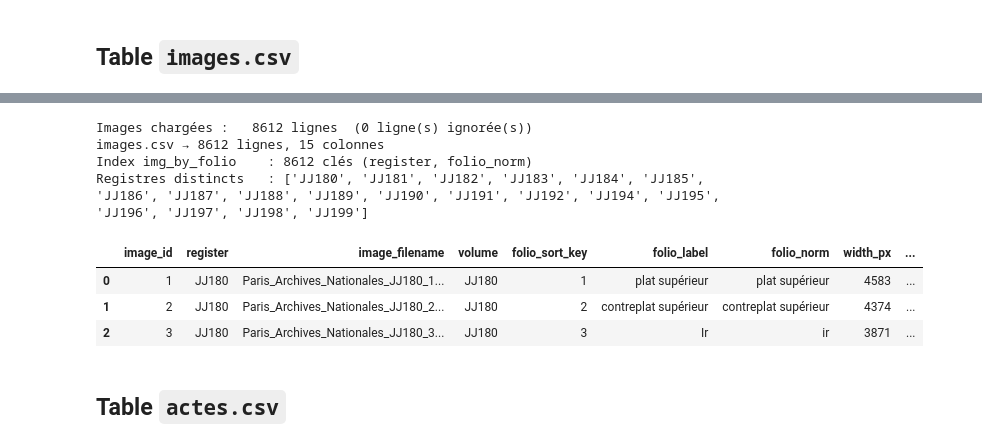
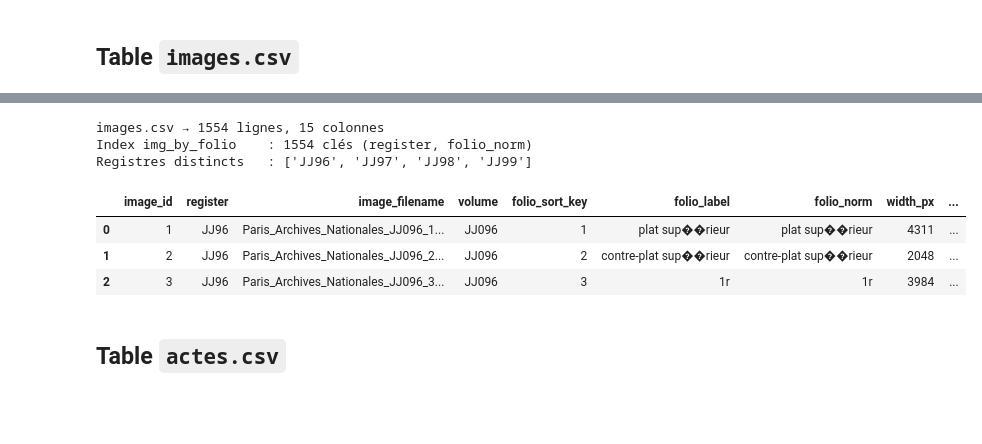
Before and after one commit to oriflamms/himanis, a Jupyter notebook: Acts/src_ipynb/JJ100-139-versImportLabelStudio2.ipynb, the cells around one changed output, grey strips where cells are left out. Cells and saved outputs as stored; diff of their text form; code cells hidden in the pictures; blank space fills up the shorter version.

Commit message:
encoding JJ96-99 image zones

```diff
--- a/Acts/src_ipynb/JJ100-139-versImportLabelStudio2.ipynb
+++ b/Acts/src_ipynb/JJ100-139-versImportLabelStudio2.ipynb
@@ -20,7 +20,7 @@
 import os
 import re
 
-corpus = 'JJ180-JJ199'
+corpus = 'JJ096-JJ099'
 
 
 
@@ -178,3 +178,27 @@ def safe_to_int(series):
 # Chargement des fichiers CSV sources
 # %% [markdown]
 ## Table `images.csv`
+# %%
+skipped = {}
+
+with warnings.catch_warnings(record=True) as w_images:
+    warnings.simplefilter("always")
+    if corpus == 'JJ096-JJ099':
+        encoding = 'utf-7'
+    else:
+        encoding = 'utf-8'
+    df_images_raw = pd.read_csv(INPUT_IMAGES, sep=',', dtype=str,
+                             low_memory=False, on_bad_lines='warn', encoding=encoding)
+    skipped['images'] = len(w_images)
+
+print(f"Images chargées : {len(df_images_raw):>6} lignes  ({skipped['images']} ligne(s) ignorée(s))")
+
+df_images = df_images_raw[[
+    'manifestURL', 'canvasId', 'urlImage', 'imageLabel',
+    'imageFileName', 'imageWidthAsDownloaded', 'imageHeightAsDownloaded',
+    'urlResizedImage', 'ResizedImageWidthAsDownloaded',
+    'ResizedImageHeightAsDownloaded', 'folderPath'
+]].copy()
+
+
+df_images.head(5)
@@ -181,20 +213,4 @@ def safe_to_int(series):
 # %%
-skipped = {}
-
-with warnings.catch_warnings(record=True) as w_images:
-    warnings.simplefilter("always")
-    df_images_raw = pd.read_csv(INPUT_IMAGES, sep=',', dtype=str,
-                             low_memory=False, on_bad_lines='warn', encoding='utf-8')
-    skipped['images'] = len(w_images)
-
-print(f"Images chargées : {len(df_images_raw):>6} lignes  ({skipped['images']} ligne(s) ignorée(s))")
-
-df_images = df_images_raw[[
-    'manifestURL', 'canvasId', 'urlImage', 'imageLabel',
-    'imageFileName', 'imageWidthAsDownloaded', 'imageHeightAsDownloaded',
-    'urlResizedImage', 'ResizedImageWidthAsDownloaded',
-    'ResizedImageHeightAsDownloaded', 'folderPath'
-]].copy()
 
 
 df_images[['volume', 'folio_sort_key']] = df_images['imageFileName'].apply(
@@ -230,40 +246,39 @@ IMAGES_COLS = [
     'resized_width_px', 'resized_height_px', 'manifest_url', 'canvas_id',
 ]
 df_images = df_images[IMAGES_COLS]
 
 df_images.to_csv(os.path.join(OUT_DIR, "images.csv"), index=False, sep=SEP)
 print(f"images.csv → {len(df_images)} lignes, {len(df_images.columns)} colonnes")
 df_images.head(3)
 
 # %%
 # Index (register, folio_norm) → [image_id, ...]  (ordre séquentiel préservé)
 img_by_folio = defaultdict(list)
 for _, row in df_images.iterrows():
     if pd.notna(row['volume']) and pd.notna(row['folio_sort_key']):
         img_by_folio[(row['volume'], int(row['folio_sort_key']))].append(row['image_id'])
 
 
 # image_id → rang dans le registre (pour navigation séquentielle vers images suivantes)
 # On construit un index par registre : register → [image_id ordonné]
 images_by_register = defaultdict(list)
 for _, row in df_images.iterrows():
     if row['register']:
         images_by_register[row['register']].append(row['image_id'])
 
 print(f"Index img_by_folio    : {len(img_by_folio)} clés (register, folio_norm)")
 print(f"Registres distincts   : {list(images_by_register.keys())}")
 
 
 df_images.head(3)
 # %% [output]
-Images chargées :   8612 lignes  (0 ligne(s) ignorée(s))
-images.csv → 8612 lignes, 15 colonnes
-Index img_by_folio    : 8612 clés (register, folio_norm)
-Registres distincts   : ['JJ180', 'JJ181', 'JJ182', 'JJ183', 'JJ184', 'JJ185', 'JJ186', 'JJ187', 'JJ188', 'JJ189', 'JJ190', 'JJ191', 'JJ192', 'JJ194', 'JJ195', 'JJ196', 'JJ197', 'JJ198', 'JJ199']
+images.csv → 1554 lignes, 15 colonnes
+Index img_by_folio    : 1554 clés (register, folio_norm)
+Registres distincts   : ['JJ96', 'JJ97', 'JJ98', 'JJ99']
 |  | image_id | register | image_filename | volume | folio_sort_key | folio_label | folio_norm | width_px | ... |
-| 0 | 1 | JJ180 | Paris_Archives_Nationales_JJ180_1... | JJ180 | 1 | plat supérieur | plat supérieur | 4583 | ... |
-| 1 | 2 | JJ180 | Paris_Archives_Nationales_JJ180_2... | JJ180 | 2 | contreplat supérieur | contreplat supérieur | 4374 | ... |
-| 2 | 3 | JJ180 | Paris_Archives_Nationales_JJ180_3... | JJ180 | 3 | Ir | ir | 3871 | ... |
+| 0 | 1 | JJ96 | Paris_Archives_Nationales_JJ096_1... | JJ096 | 1 | plat sup��rieur | plat sup��rieur | 4311 | ... |
+| 1 | 2 | JJ96 | Paris_Archives_Nationales_JJ096_2... | JJ096 | 2 | contre-plat sup��rieur | contre-plat sup��rieur | 2048 | ... |
+| 2 | 3 | JJ96 | Paris_Archives_Nationales_JJ096_3... | JJ096 | 3 | 1r | 1r | 3984 | ... |
 # %% [markdown]
 ## Table `actes.csv`
 # %%
```
Also changed, not shown: parts of 10 cells of this notebook, 5 other files.
